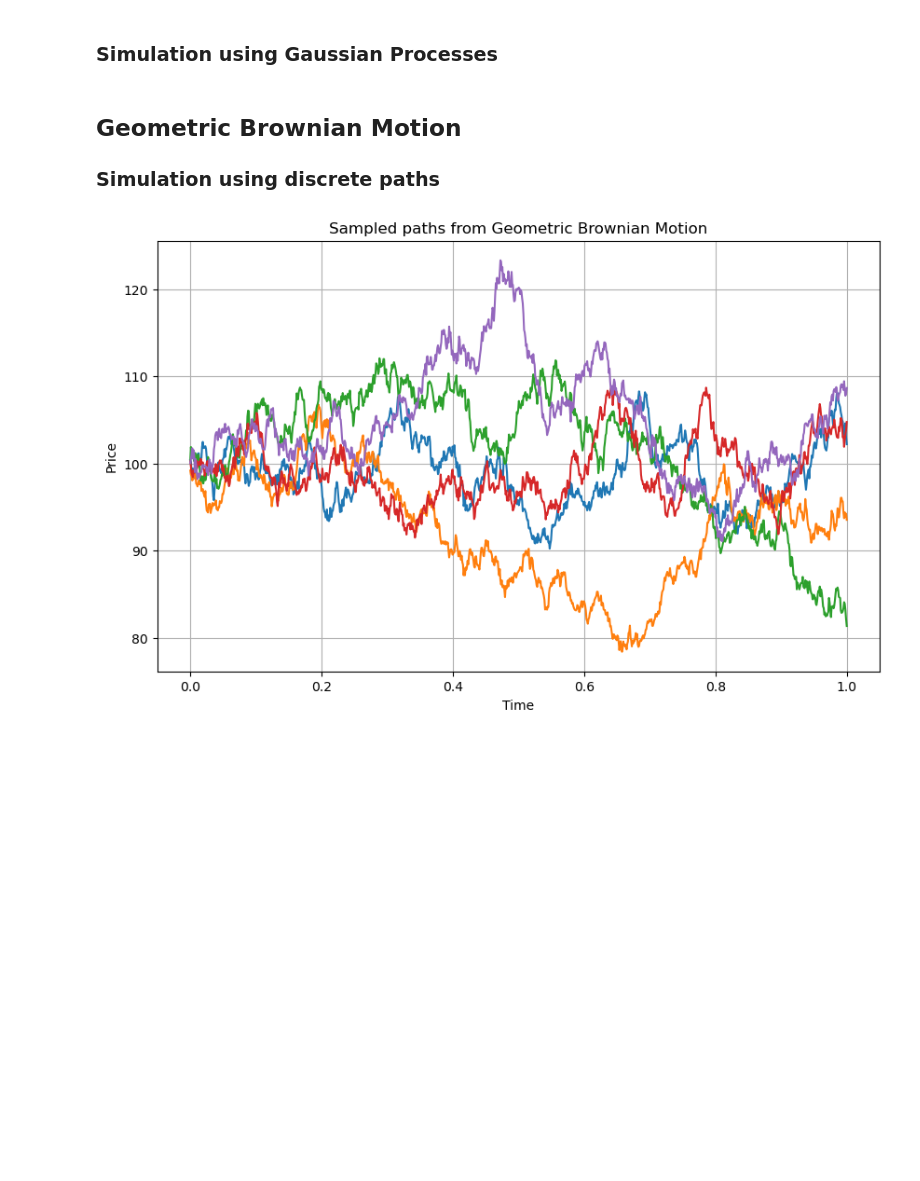
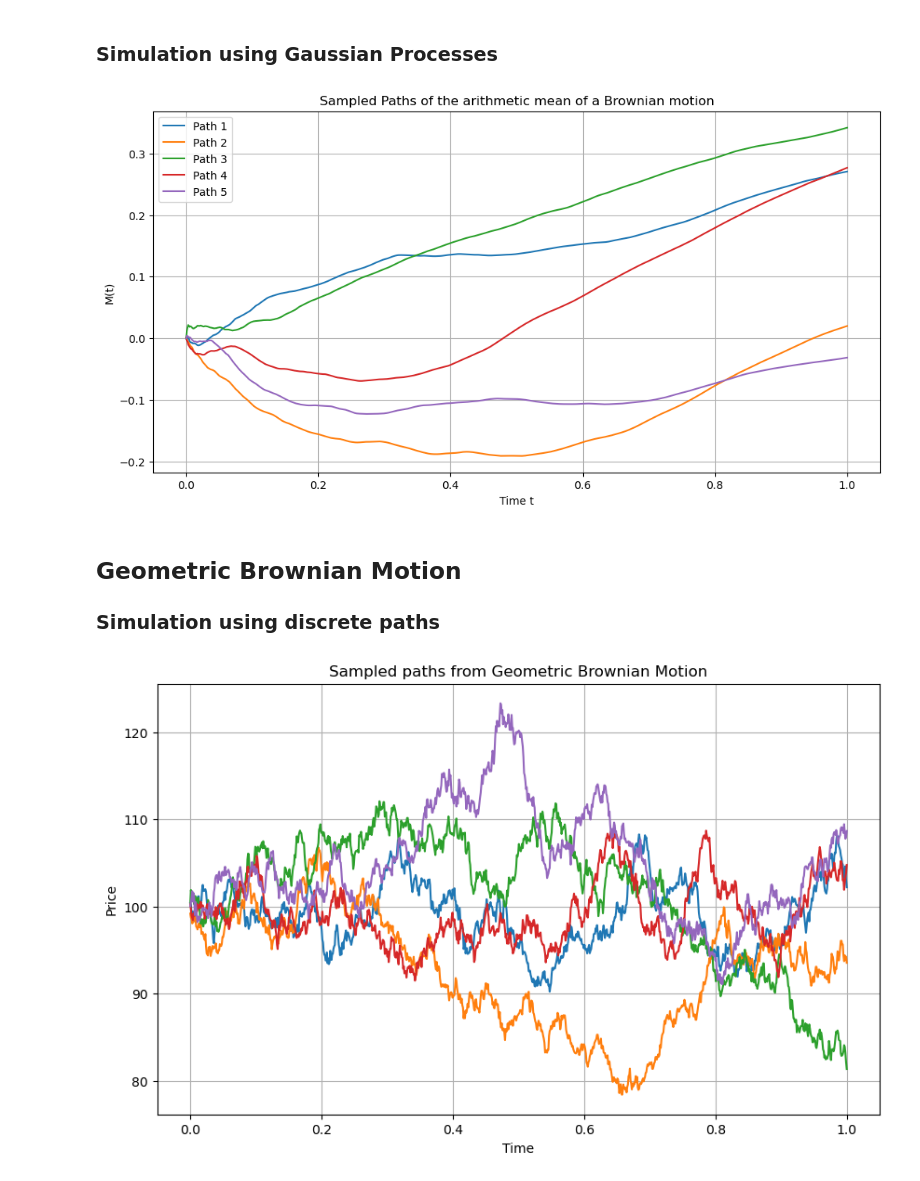
Before and after one commit to xaviweise/aaat, a Jupyter notebook: _build/jupyter_execute/notebooks/stochastic_calculus.ipynb, the cells around one changed output. Drawn from its saved outputs; the diff is of its cells as text; code cells hidden in the pictures; blank space fills up the shorter version.

```diff
--- a/_build/jupyter_execute/notebooks/stochastic_calculus.ipynb
+++ b/_build/jupyter_execute/notebooks/stochastic_calculus.ipynb
@@ -283,5 +339,102 @@ plt.show()
 # %% [markdown]
 ### Simulation using Gaussian Processes
+# %%
+import GPy
+import numpy as np
+import matplotlib.pyplot as plt
+
+# Parameters for Brownian motion with drift
+S0 = 0.0    # Initial value
+mu = 0.5    # Drift coefficient
+sigma = 0.3  # Volatility
+T = 1.0    # Total time
+n = 1000   # Number of steps
+t = np.linspace(1e-6, T, n+1).reshape(-1, 1)  # Time points, avoid t=0 to prevent division by zero
+
+# Define the custom kernel based on the provided covariance function
+class TimeAverageKernel(GPy.kern.Kern):
+    def __init__(self, input_dim, sigma=1.0, active_dims=None):
+        super(TimeAverageKernel, self).__init__(input_dim, active_dims, 'TimeAverage')
+        self.sigma = GPy.core.Param('sigma', sigma)
+        self.link_parameters(self.sigma)
+
+    def K(self, X, X2=None):
+        if X2 is None:
+            X2 = X
+        t1 = X[:, 0].reshape(-1, 1)  # Column vector
+        t2 = X2[:, 0].reshape(1, -1)  # Row vector
+        t_min = np.minimum(t1, t2)
+        t_max = np.maximum(t1, t2)
+        # Compute the covariance matrix using the given formula
+        cov_matrix = self.sigma ** 2 * (t_min / 2) * (1 - t_min / (3 * t_max))
+        return cov_matrix
+
+    def Kdiag(self, X):
+        t = X[:, 0]
+        # Compute the diagonal elements of the covariance matrix
+        cov_diag = self.sigma ** 2 * (t / 2) * (1 - t / (3 * t))
+        # Simplify the expression
+        cov_diag = self.sigma ** 2 * (t / 2) * (1 - 1 / 3)
+        cov_diag = self.sigma ** 2 * (t / 2) * (2 / 3)
+        cov_diag = self.sigma ** 2 * t * (1 / 3)
+        return cov_diag
+
+    def update_gradients_full(self, dL_dK, X, X2=None):
+        pass
+
+    def gradients_X(self, dL_dK, X, X2=None):
+        return np.zeros(X.shape)
+
+# Custom mean function to include drift
+class TimeAverageMean(GPy.core.Mapping):
+    def __init__(self, input_dim, output_dim, S0=0.0, mu=0.0):
+        super(TimeAverageMean, self).__init__(input_dim, output_dim)
+        self.S0 = S0  # Initial value
+        self.mu = mu  # Drift coefficient
+
+    def f(self, X):
+        t = X[:, 0]
+        mean = self.S0 + 0.5 * self.mu * t
+        return mean.reshape(-1, 1)
+
+    def update_gradients(self, dL_df, X):
+        pass
+
+    def gradients_X(self, dL_df, X):
+        return np.zeros(X.shape)
+
+# Instantiate the Time Average kernel with parameters
+ta_kernel = TimeAverageKernel(input_dim=1, sigma=sigma)
+
+# Instantiate the mean function with S0 and mu
+mean_function = TimeAverageMean(input_dim=1, output_dim=1, S0=S0, mu=mu)
+
+# Provide the initial observation at t=1e-6 (approaching zero)
+t_data = np.array([[1e-6]])
+Y_data = mean_function.f(t_data)  # Mean at t=1e-6
+
+# Create a GP model with the custom mean function and Time Average kernel
+model = GPy.models.GPRegression(t_data, Y_data, kernel=ta_kernel, mean_function=mean_function)
+
+# Set noise variance to a negligible value since we're simulating without observation noise
+model.likelihood.variance.fix(1e-10)
+
+# Sample paths from the GP model
+num_samples = 5
+samples = model.posterior_samples_f(t, size=num_samples)
+
+# Plot the sampled paths
+plt.figure(figsize=(12, 6))
+for i in range(num_samples):
+    plt.plot(t, samples[:, :, i], label=f'Path {i+1}')
+plt.title('Sampled Paths of the arithmetic mean of a Brownian motion')
+plt.xlabel('Time t')
+plt.ylabel('M(t)')
+plt.grid(True)
+plt.legend()
+plt.show()
+# %% [output]
+[figure, added]
 # %% [markdown]
 ## Geometric Brownian Motion
 
```
Also changed, not shown: parts of 4 cells of this notebook, 18 other files.
